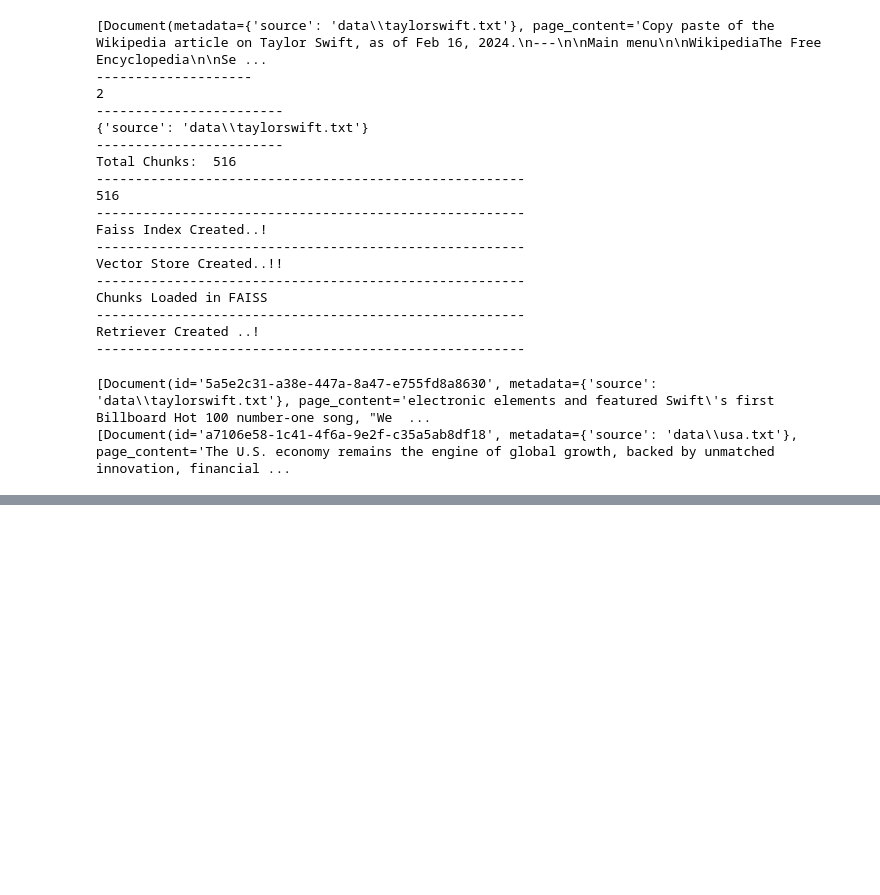
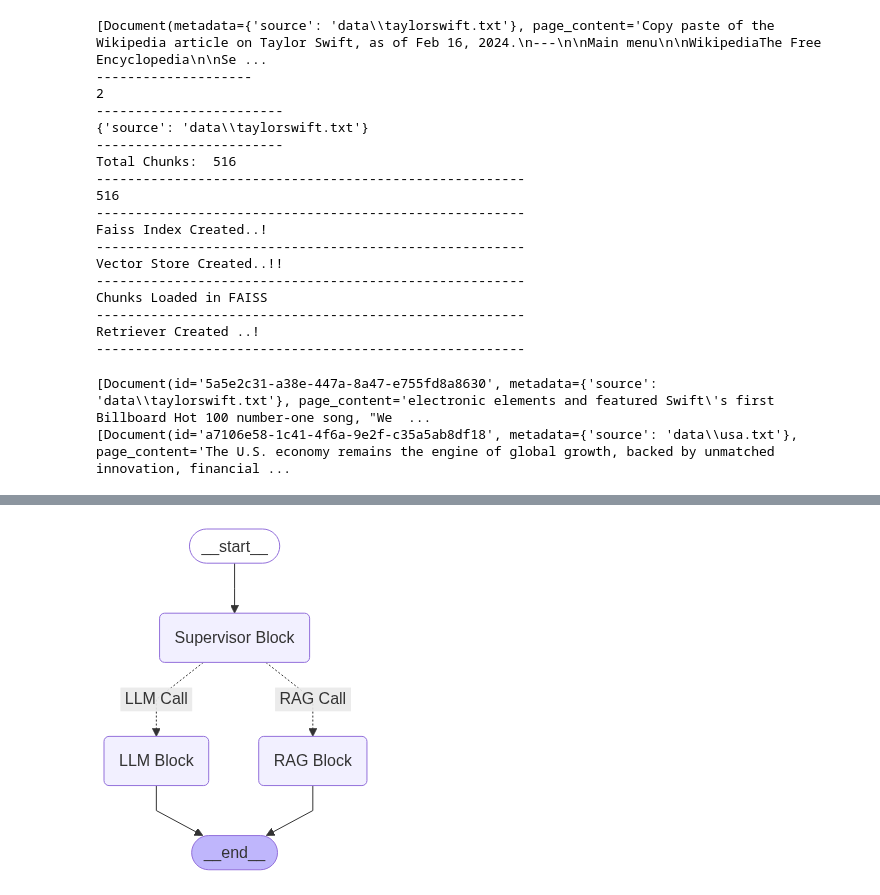
Before and after one commit to NamrataThakur/Agentic_AI_Tutorials, a Jupyter notebook: Langgraph_Tutorials/langgraph.ipynb, the cells around one changed output, grey strips where cells are left out. Drawn from its saved outputs; the diff is of its cells as text; code cells hidden in the pictures; blank space fills up the shorter version.

Commit message:
Updated requirements.txt and code for using RAG as a node.

```diff
--- a/Langgraph_Tutorials/langgraph.ipynb
+++ b/Langgraph_Tutorials/langgraph.ipynb
@@ -267,0 +362,3 @@ vector_store.save_local("taylowSwift_US_faiss")
+# %%
+def format_docs(docs):
+    return "\n\n".join(doc.page_content for doc in docs)
@@ -267,0 +396,41 @@ vector_store.save_local("taylowSwift_US_faiss")
+# %%
+#Step D:
+def llm_block(state : AgentState):
+    print('****************** STAGE: LLM ******************')
+    question = state['messages'][0]
+
+    complete_query = "Anwer the follow question with your knowledge of the real world. Following is the user question: " + question
+    res = model.invoke(complete_query)
+
+    return {"messages": [res.content]}
+# %%
+#Step E:
+def routing_block(state : AgentState):
+
+    print('****************** STAGE: ROUTER ******************')
+    supervisor_res = state['messages'][-1]
+
+    if 'usa' in supervisor_res.lower() or 'taylor swift' in supervisor_res.lower():
+        return "RAG Call"
+    else:
+        return "LLM Call"
+# %%
+#Step F:
+workflow = StateGraph(AgentState)
+workflow.add_node("Supervisor Block", supervisor_block)
+workflow.add_node("RAG Block", rag_block)
+workflow.add_node("LLM Block", llm_block)
+workflow.set_entry_point("Supervisor Block")
+workflow.add_conditional_edges(source= "Supervisor Block",
+                               path= routing_block,
+                               path_map={'RAG Call' : 'RAG Block',
+                                         'LLM Call' : 'LLM Block'}
+                               )
+workflow.add_edge("RAG Block", END)
+workflow.add_edge("LLM Block", END)
+
+graph = workflow.compile()
+# %%
+display(Image(graph.get_graph().draw_mermaid_png()))
+# %% [output]
+[figure, added]
```
Also changed, not shown: parts of 14 cells of this notebook, 1 other file.
